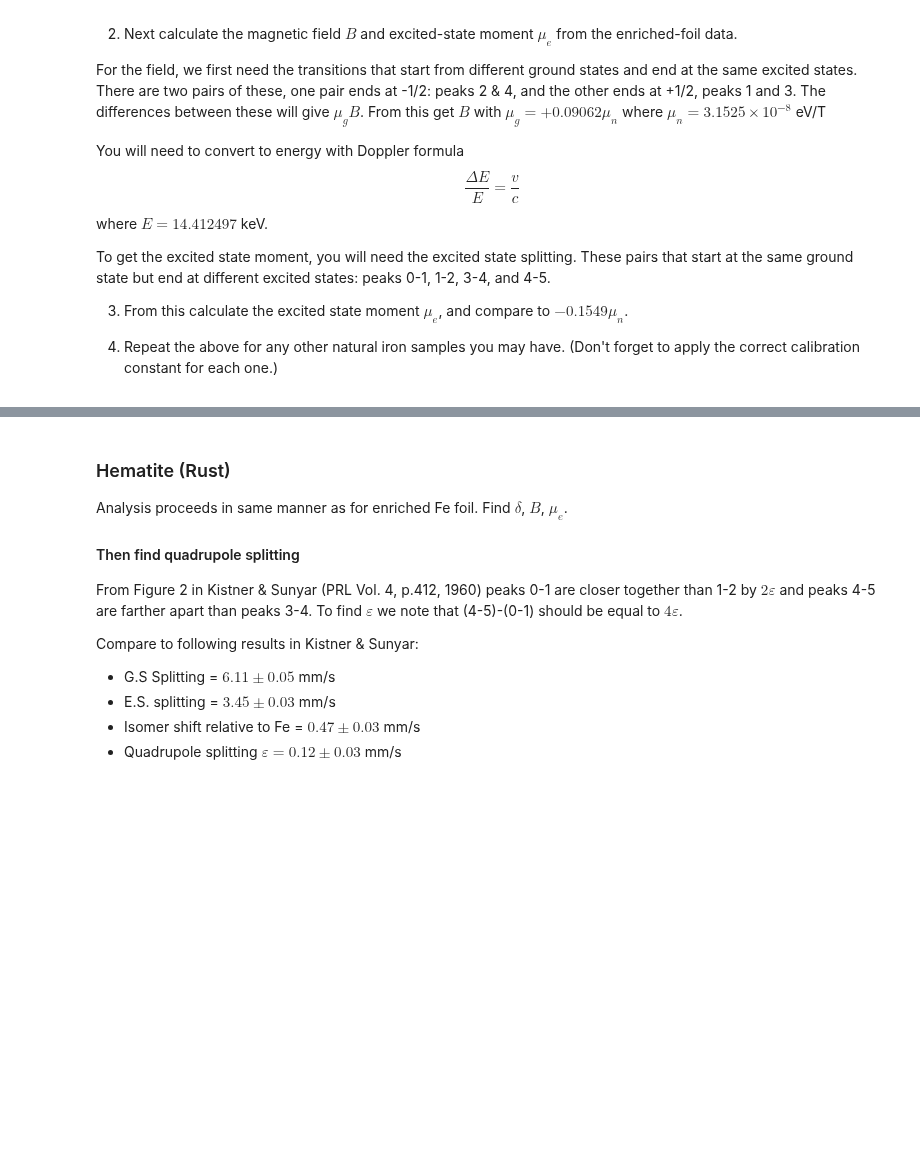
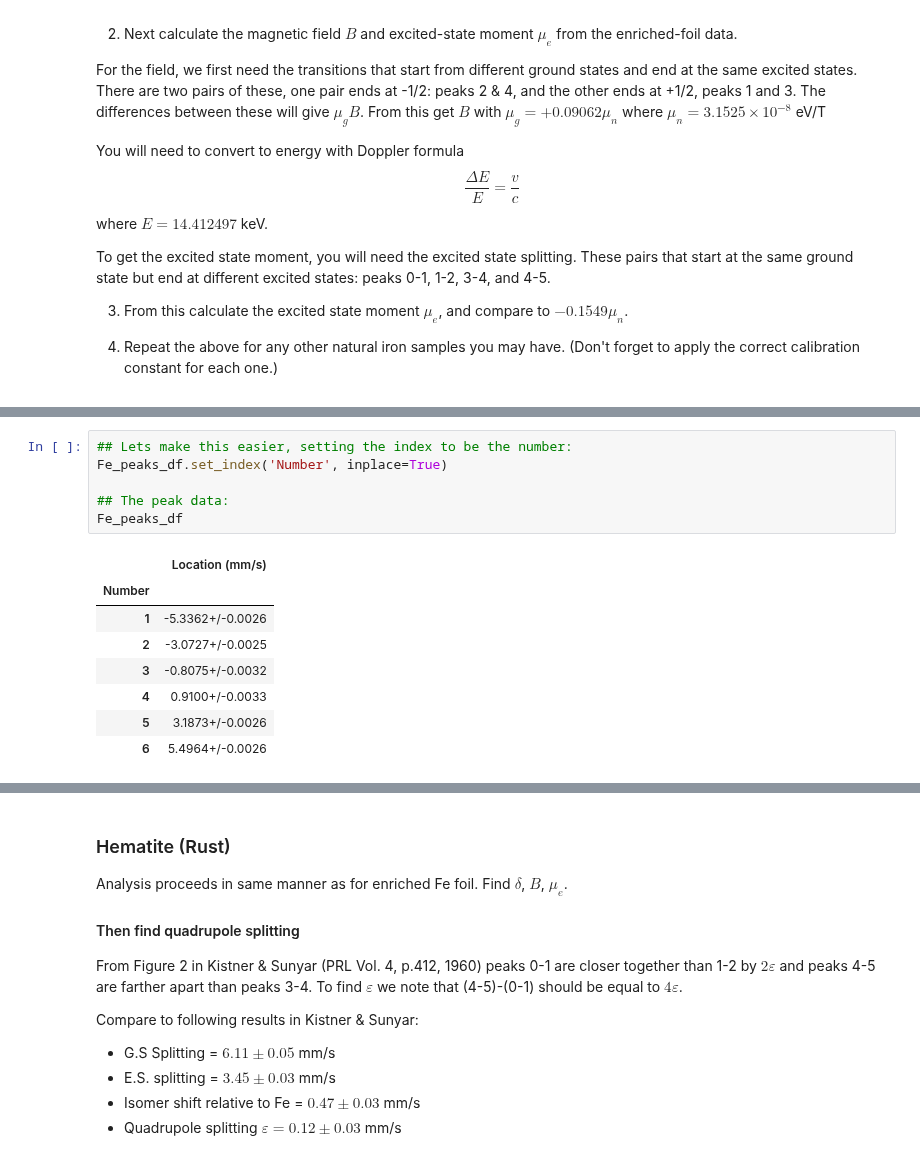
Before and after one commit to nattitanic/phys431, a Jupyter notebook: mossbauer-spectroscopy-main/Mossbauer Full Analysis (Template).ipynb, the cells around one changed output, grey strips where cells are left out. Drawn from its saved outputs; the diff is of its cells as text; blank space fills up the shorter version.

```diff
--- a/mossbauer-spectroscopy-main/Mossbauer Full Analysis (Template).ipynb
+++ b/mossbauer-spectroscopy-main/Mossbauer Full Analysis (Template).ipynb
@@ -677,0 +723,15 @@ To get the excited state moment, you will need the excited state splitting. Thes
+# %%
+## Lets make this easier, setting the index to be the number:
+Fe_peaks_df.set_index('Number', inplace=True)
+
+## The peak data:
+Fe_peaks_df
+# %% [output]
+|  | Location (mm/s) |
+| Number |  |
+| 1 | -5.3362+/-0.0026 |
+| 2 | -3.0727+/-0.0025 |
+| 3 | -0.8075+/-0.0032 |
+| 4 | 0.9100+/-0.0033 |
+| 5 | 3.1873+/-0.0026 |
+| 6 | 5.4964+/-0.0026 |
```
Also changed, not shown: parts of 36 cells of this notebook, 6 other files.
